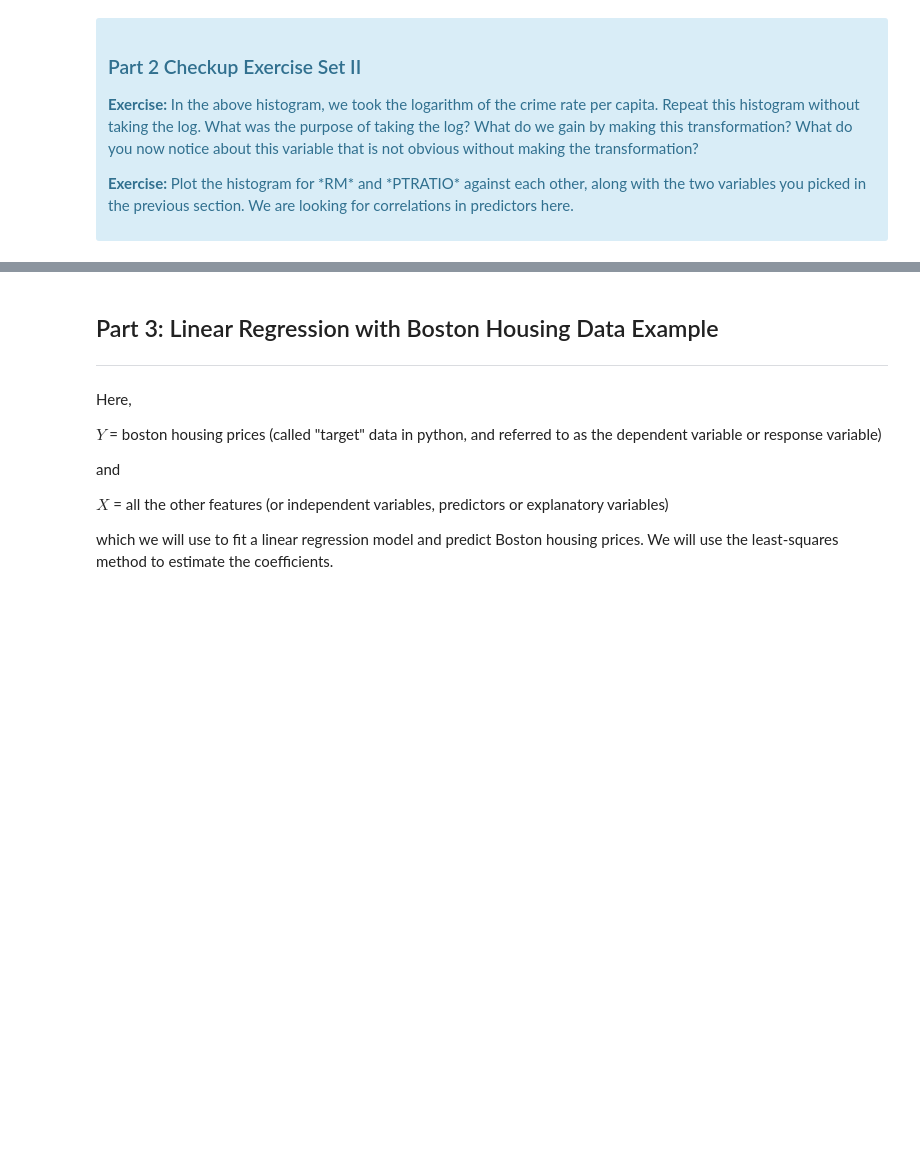
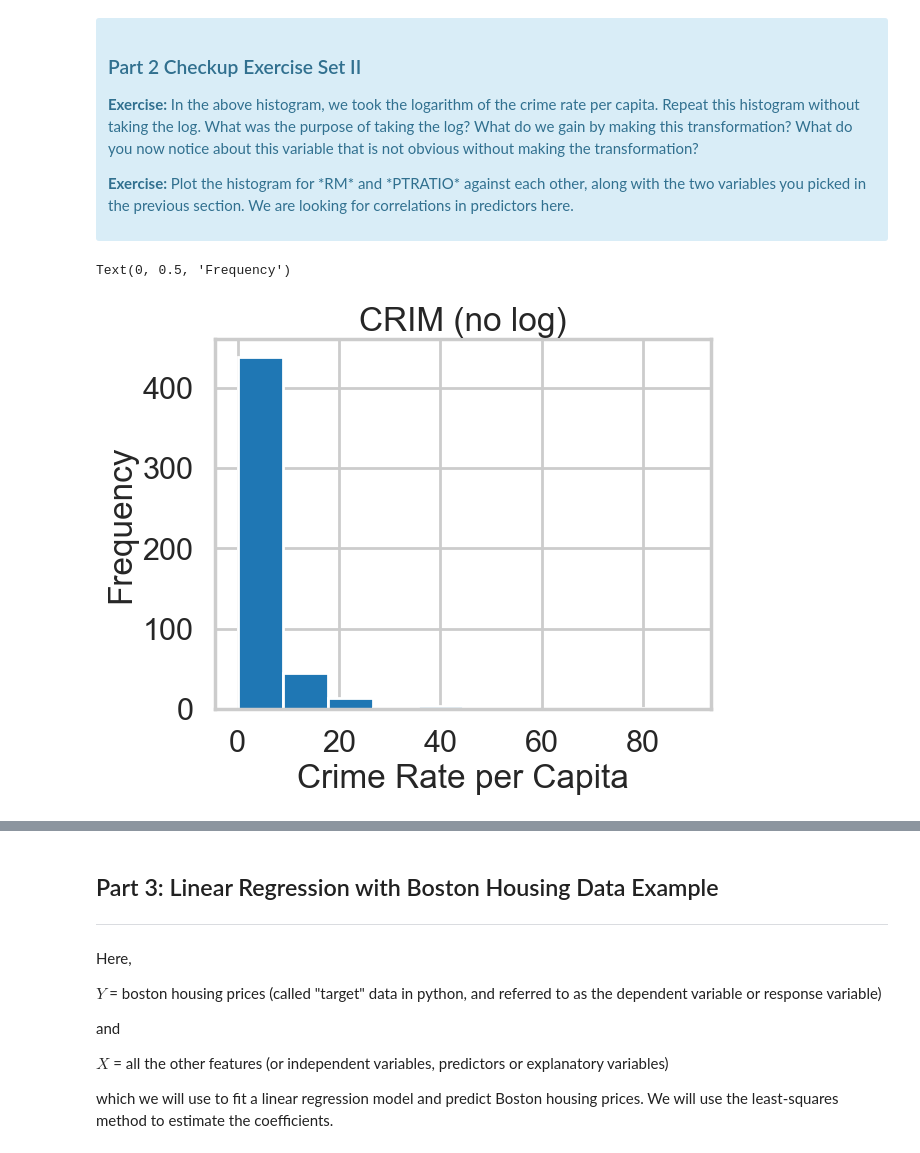
Before and after one commit to kwcode2016/mec-11.4.1-linear-regression-mini-project, a Jupyter notebook: Mini_Project_Linear_Regression.ipynb, the cells around one changed output, grey strips where cells are left out. Drawn from its saved outputs; the diff is of its cells as text; code cells hidden in the pictures; blank space fills up the shorter version.

Commit message:
log crim chart

```diff
--- a/Mini_Project_Linear_Regression.ipynb
+++ b/Mini_Project_Linear_Regression.ipynb
@@ -370,0 +371,10 @@ plt.show()
+# %%
+#your turn
+
+plt.hist(bos.CRIM)
+plt.title("CRIM (no log)")
+plt.xlabel('Crime Rate per Capita')
+plt.ylabel('Frequency')
+# %% [output]
+Text(0, 0.5, 'Frequency')
+[figure, added]
```
Also changed, not shown: parts of 6 cells of this notebook, 1 other file.
